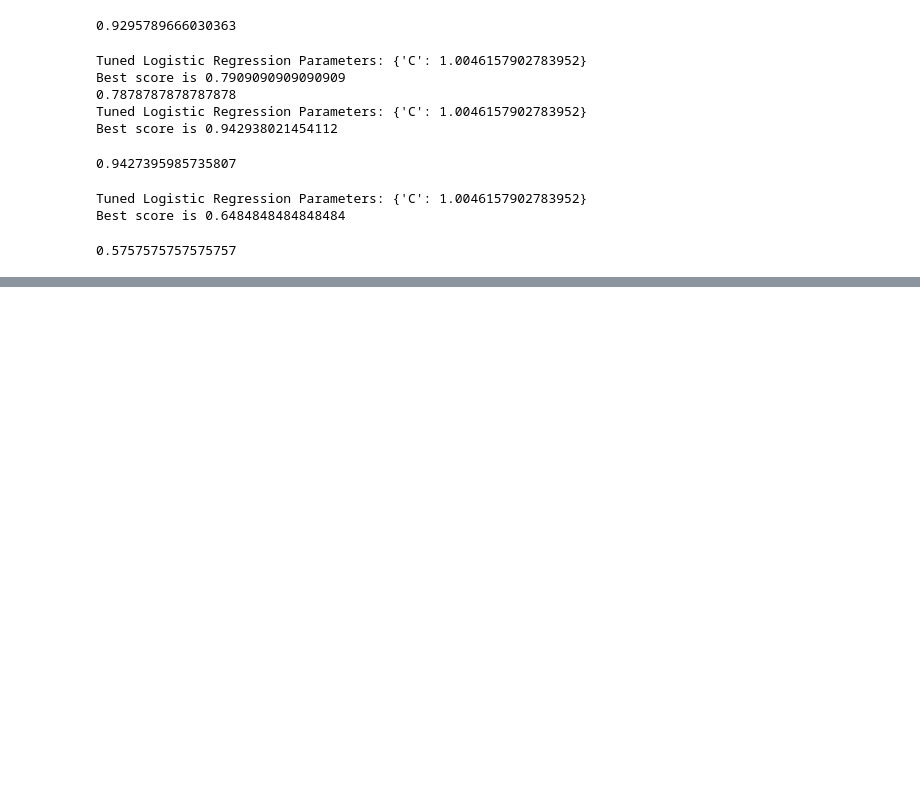
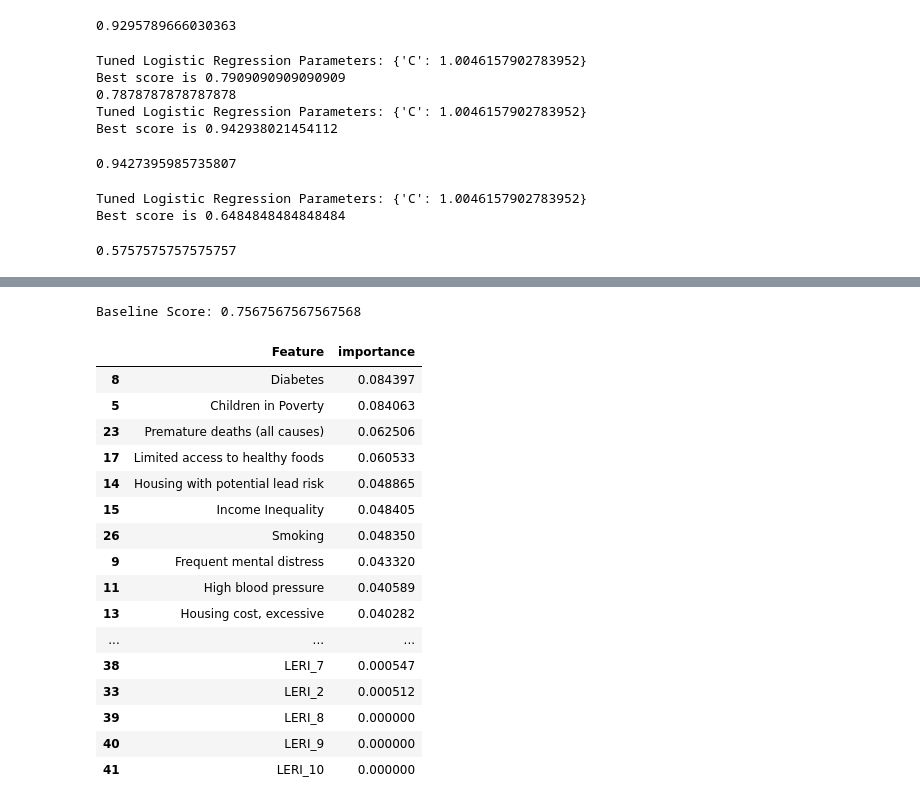
Before and after one commit to lilfetz22/Health_Scores_CAP2, a Jupyter notebook: scripts/Health_Scores_ML.ipynb, the cells around one changed output, grey strips where cells are left out. Cells and saved outputs as stored; diff of their text form; code cells hidden in the pictures; blank space fills up the shorter version.

```diff
--- a/scripts/Health_Scores_ML.ipynb
+++ b/scripts/Health_Scores_ML.ipynb
@@ -224,0 +290,21 @@ Best score is 0.6484848484848484
+# %%
+rf_fx(city_data_scaled, cds_copy['agg_predicted'])
+# %% [output]
+Baseline Score: 0.7567567567567568
+|  | Feature | importance |
+| 8 | Diabetes | 0.084397 |
+| 5 | Children in Poverty | 0.084063 |
+| 23 | Premature deaths (all causes) | 0.062506 |
+| 17 | Limited access to healthy foods | 0.060533 |
+| 14 | Housing with potential lead risk | 0.048865 |
+| 15 | Income Inequality | 0.048405 |
+| 26 | Smoking | 0.048350 |
+| 9 | Frequent mental distress | 0.043320 |
+| 11 | High blood pressure | 0.040589 |
+| 13 | Housing cost, excessive | 0.040282 |
+| ... | ... | ... |
+| 38 | LERI_7 | 0.000547 |
+| 33 | LERI_2 | 0.000512 |
+| 39 | LERI_8 | 0.000000 |
+| 40 | LERI_9 | 0.000000 |
+| 41 | LERI_10 | 0.000000 |
```
Also changed, not shown: parts of 12 cells of this notebook.
